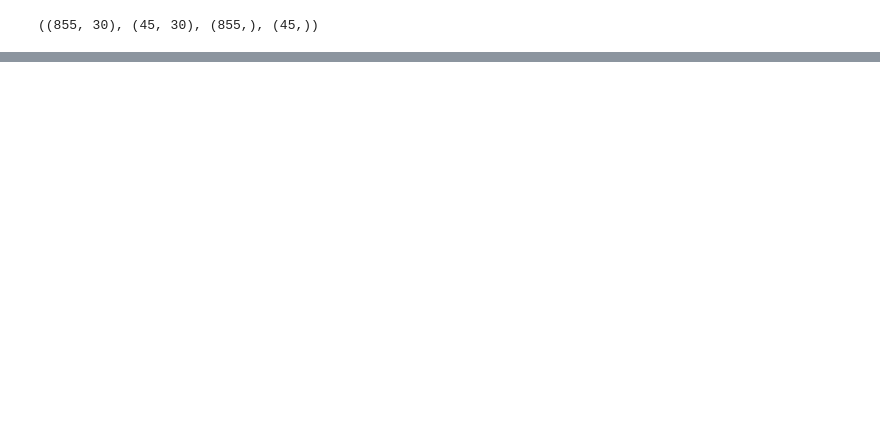
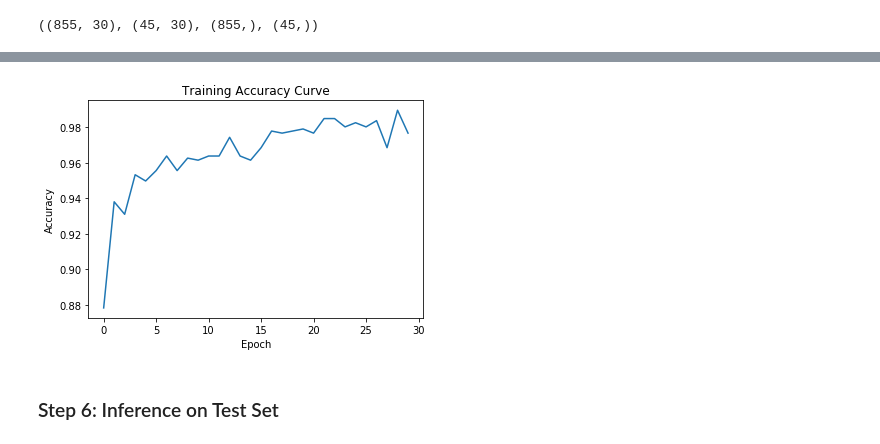
Before and after one commit to harveen54/dump-nn-tf, a Jupyter notebook: Section2/NN_Predict_Fraud/Section2.ipynb, the cells around one changed output, grey strips where cells are left out. Saved outputs shown, nothing was run; the diff lists cells and outputs as text; code cells hidden in the pictures; blank space fills up the shorter version.

```diff
--- a/Section2/NN_Predict_Fraud/Section2.ipynb
+++ b/Section2/NN_Predict_Fraud/Section2.ipynb
@@ -94,0 +200,10 @@ X_train.shape , X_test.shape, y_train.shape, y_test.shape
+# %%
+plt.plot(model.history.history['acc'])
+plt.xlabel('Epoch')
+plt.ylabel('Accuracy')
+plt.title('Training Accuracy Curve')
+plt.show()
+# %% [output]
+[figure, added]
+# %% [markdown]
+### Step 6: Inference on Test Set
```
Also changed, not shown: parts of 35 cells of this notebook, 3 other files.
